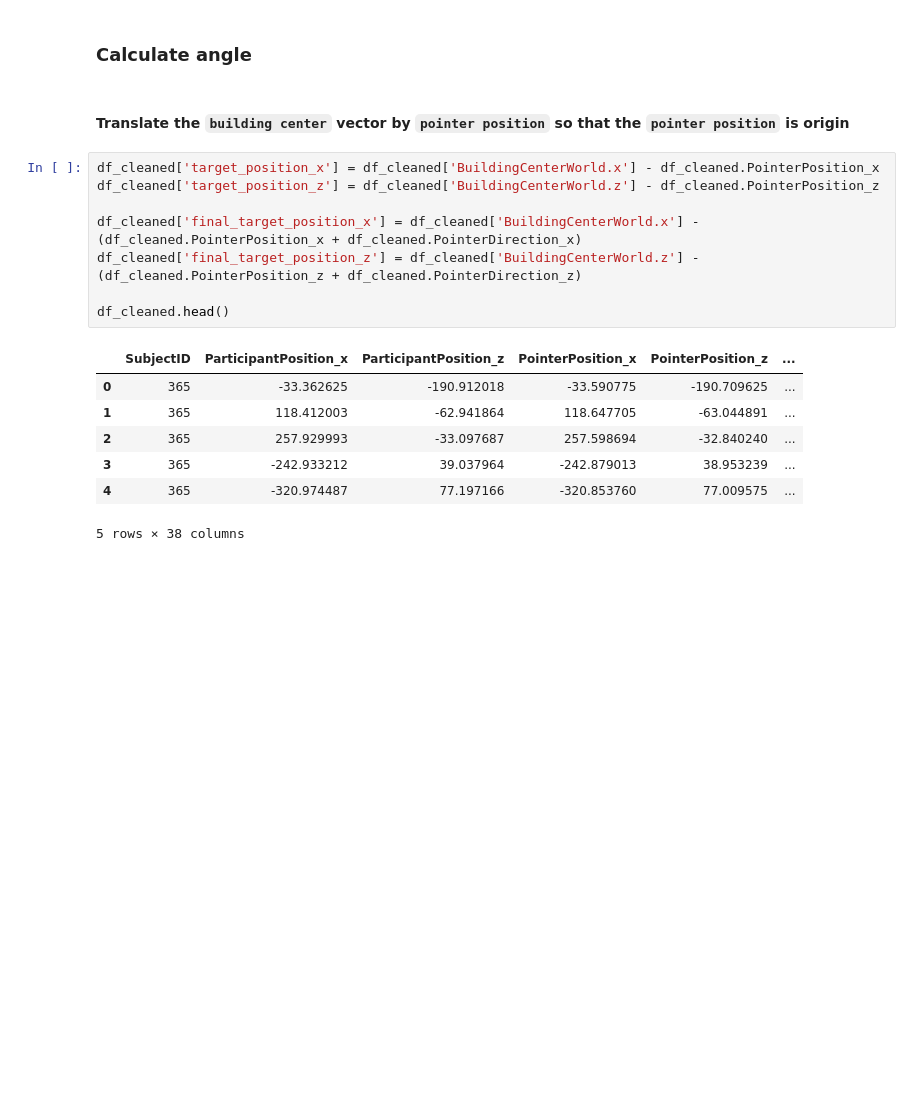
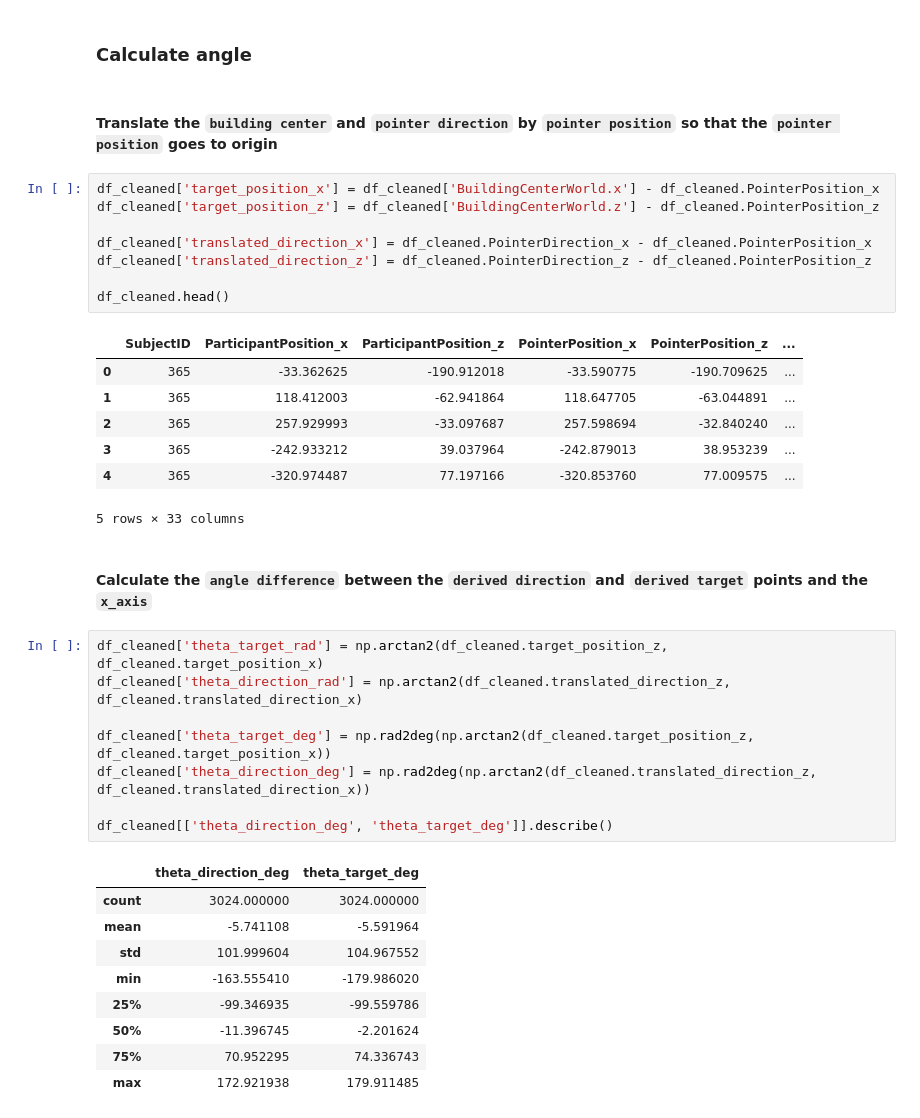
Before and after one commit to nora-maleki/humanA-pointing-task-analysis, a Jupyter notebook: analyses/01_main/01_preprocessing.ipynb, the cells around one changed output. Cells and saved outputs as stored; diff of their text form; blank space fills up the shorter version.

```diff
--- a/analyses/01_main/01_preprocessing.ipynb
+++ b/analyses/01_main/01_preprocessing.ipynb
@@ -212,13 +231,13 @@ df_cleaned.head()
 # %% [markdown]
 ### Calculate angle
 # %% [markdown]
-#### Translate the ` building center ` vector by ` pointer position ` so that the ` pointer position ` is origin
+#### Translate the ` building center ` and `pointer direction` by ` pointer position ` so that the ` pointer position ` goes to origin
 # %%
 df_cleaned['target_position_x'] = df_cleaned['BuildingCenterWorld.x'] - df_cleaned.PointerPosition_x
 df_cleaned['target_position_z'] = df_cleaned['BuildingCenterWorld.z'] - df_cleaned.PointerPosition_z
 
-df_cleaned['final_target_position_x'] = df_cleaned['BuildingCenterWorld.x'] - (df_cleaned.PointerPosition_x + df_cleaned.PointerDirection_x)
-df_cleaned['final_target_position_z'] = df_cleaned['BuildingCenterWorld.z'] - (df_cleaned.PointerPosition_z + df_cleaned.PointerDirection_z)
+df_cleaned['translated_direction_x'] = df_cleaned.PointerDirection_x - df_cleaned.PointerPosition_x
+df_cleaned['translated_direction_z'] = df_cleaned.PointerDirection_z - df_cleaned.PointerPosition_z
 
 df_cleaned.head()
 # %% [output]
@@ -228,4 +247,24 @@ df_cleaned.head()
 | 2 | 365 | 257.929993 | -33.097687 | 257.598694 | -32.840240 | ... |
 | 3 | 365 | -242.933212 | 39.037964 | -242.879013 | 38.953239 | ... |
 | 4 | 365 | -320.974487 | 77.197166 | -320.853760 | 77.009575 | ... |
-5 rows × 38 columns
+5 rows × 33 columns
+# %% [markdown]
+#### Calculate the `angle difference` between the `derived direction` and `derived target` points and the `x_axis`
+# %%
+df_cleaned['theta_target_rad'] = np.arctan2(df_cleaned.target_position_z, df_cleaned.target_position_x)
+df_cleaned['theta_direction_rad'] = np.arctan2(df_cleaned.translated_direction_z, df_cleaned.translated_direction_x)
+
+df_cleaned['theta_target_deg'] = np.rad2deg(np.arctan2(df_cleaned.target_position_z, df_cleaned.target_position_x))
+df_cleaned['theta_direction_deg'] = np.rad2deg(np.arctan2(df_cleaned.translated_direction_z, df_cleaned.translated_direction_x))
+
+df_cleaned[['theta_direction_deg', 'theta_target_deg']].describe()
+# %% [output]
+|  | theta_direction_deg | theta_target_deg |
+| count | 3024.000000 | 3024.000000 |
+| mean | -5.741108 | -5.591964 |
+| std | 101.999604 | 104.967552 |
+| min | -163.555410 | -179.986020 |
+| 25% | -99.346935 | -99.559786 |
+| 50% | -11.396745 | -2.201624 |
+| 75% | 70.952295 | 74.336743 |
+| max | 172.921938 | 179.911485 |
```
Also changed, not shown: parts of 7 cells of this notebook.
